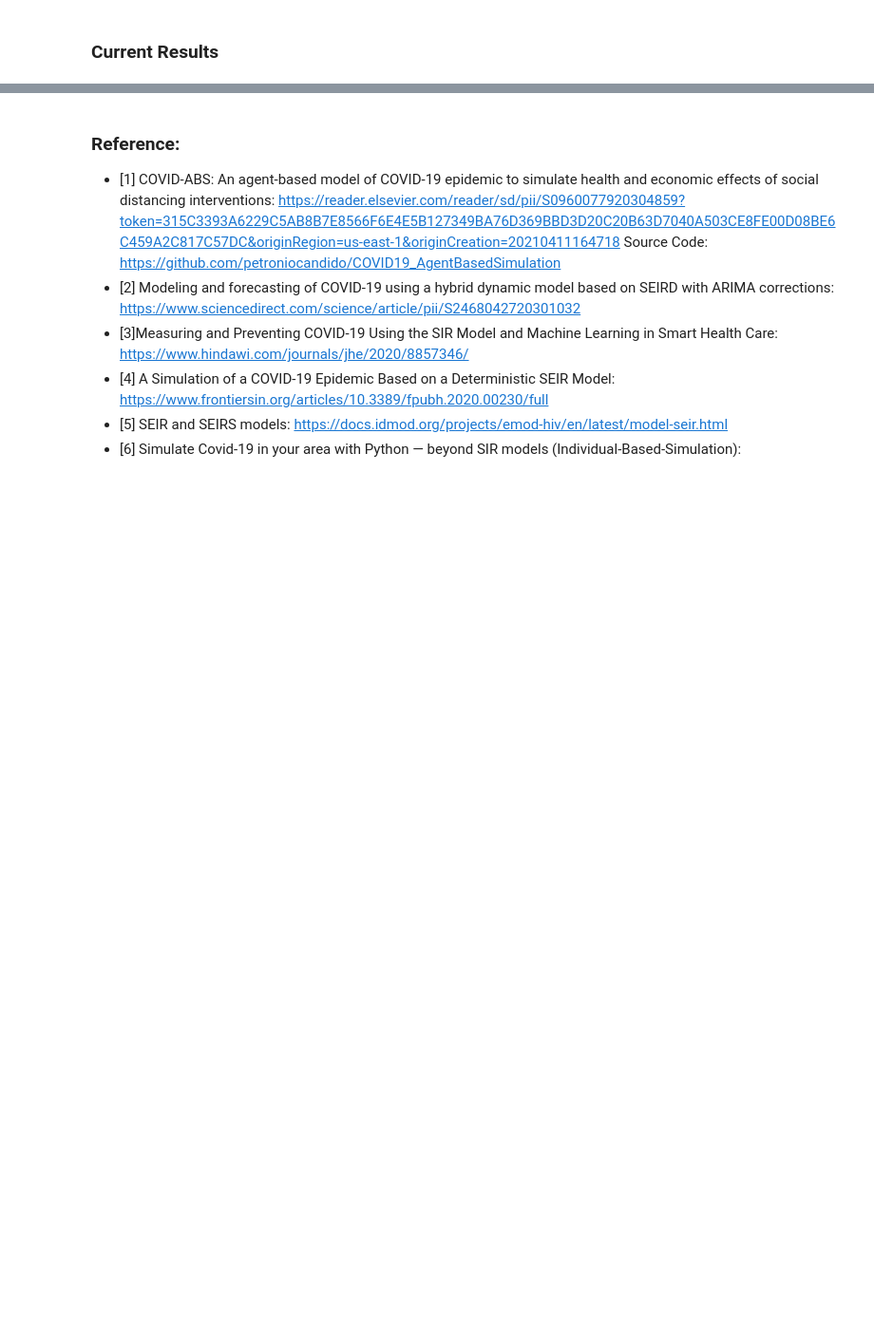
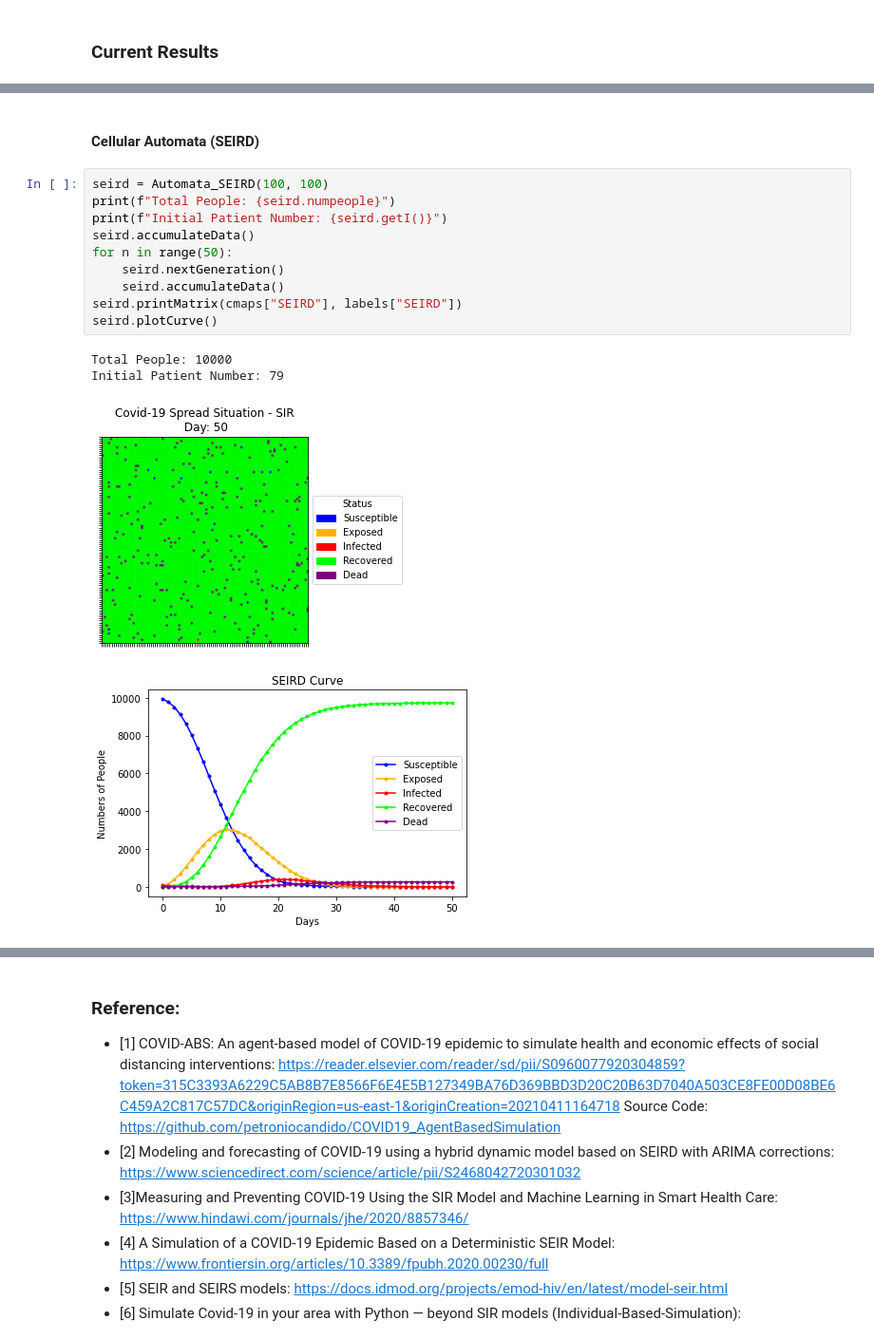
Before and after one commit to pohsienhsu/6730-Covid-Simulation, a Jupyter notebook: code.ipynb, the cells around one changed output, grey strips where cells are left out. Shown: that part at 95% size. Drawn from its saved outputs; the diff is of its cells as text; blank space fills up the shorter version.

```diff
--- a/code.ipynb
+++ b/code.ipynb
@@ -69,3 +129,20 @@ In order to model the interaction throughout people during the pandemics, a regu
+# %% [markdown]
+#### Cellular Automata (SEIRD)
+# %%
+seird = Automata_SEIRD(100, 100)
+print(f"Total People: {seird.numpeople}")
+print(f"Initial Patient Number: {seird.getI()}")
+seird.accumulateData()
+for n in range(50):
+    seird.nextGeneration()
+    seird.accumulateData()
+seird.printMatrix(cmaps["SEIRD"], labels["SEIRD"])
+seird.plotCurve()
+# %% [output]
+Total People: 10000
+Initial Patient Number: 79
+[figure, added]
+[figure, added]
 # %% [markdown]
 ### Progress/Colaboration
 [COVID Simulation Project Github](https://github.gatech.edu/phsu40/6730-Covid-Simulation)
```
Also changed, not shown: parts of 13 cells of this notebook, 1 other file.
